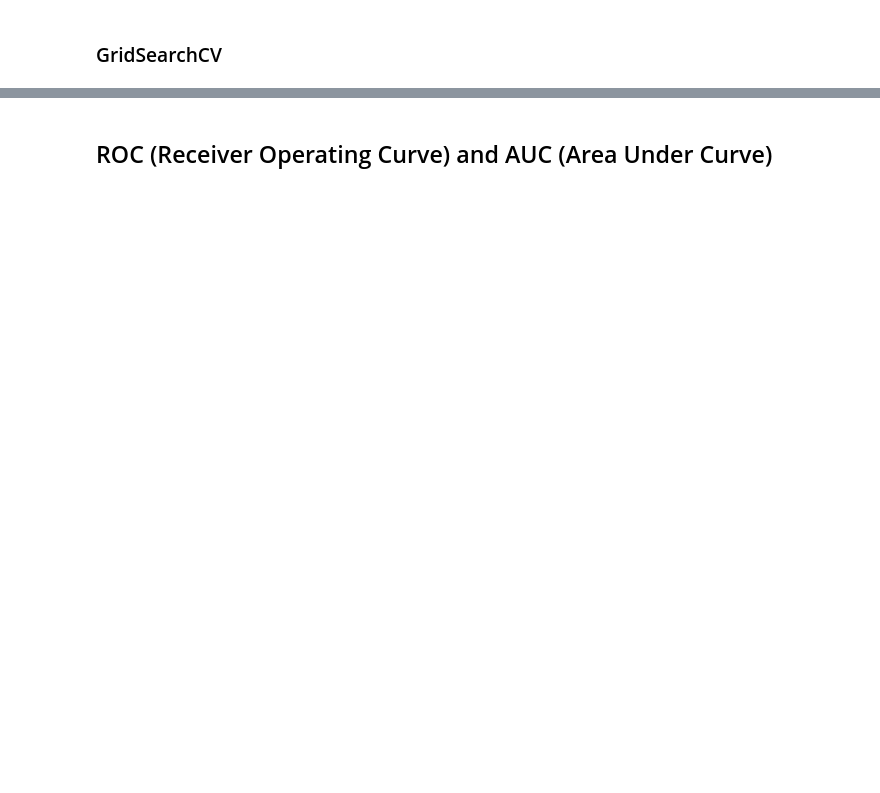
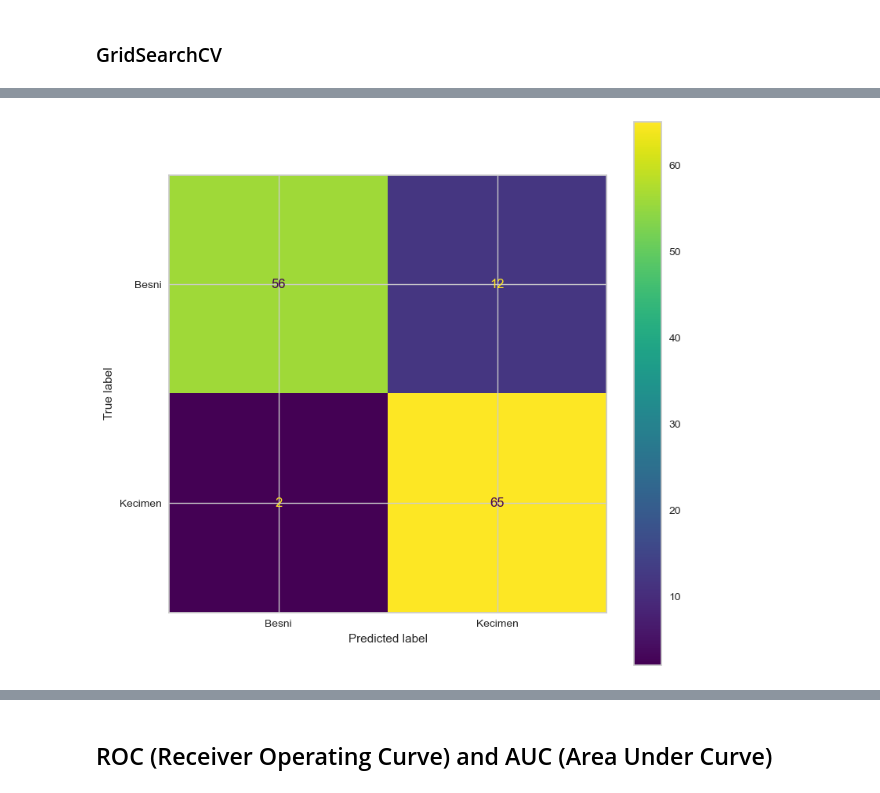
Before and after one commit to defneacer/Logistic_regression, a Jupyter notebook: Raisin_Class_Prediction_Project.ipynb, the cells around one changed output, grey strips where cells are left out. Drawn from its saved outputs; the diff is of its cells as text; code cells hidden in the pictures; blank space fills up the shorter version.

```diff
--- a/Raisin_Class_Prediction_Project.ipynb
+++ b/Raisin_Class_Prediction_Project.ipynb
@@ -401,0 +524,6 @@ weighted avg       0.86      0.86      0.86       765
+# %%
+ConfusionMatrixDisplay.from_estimator(grid_model, X_test_scaled, y_test);
+
+#Test Seti
+# %% [output]
+[figure, added]
```
Also changed, not shown: parts of 51 cells of this notebook, 4 other files.
